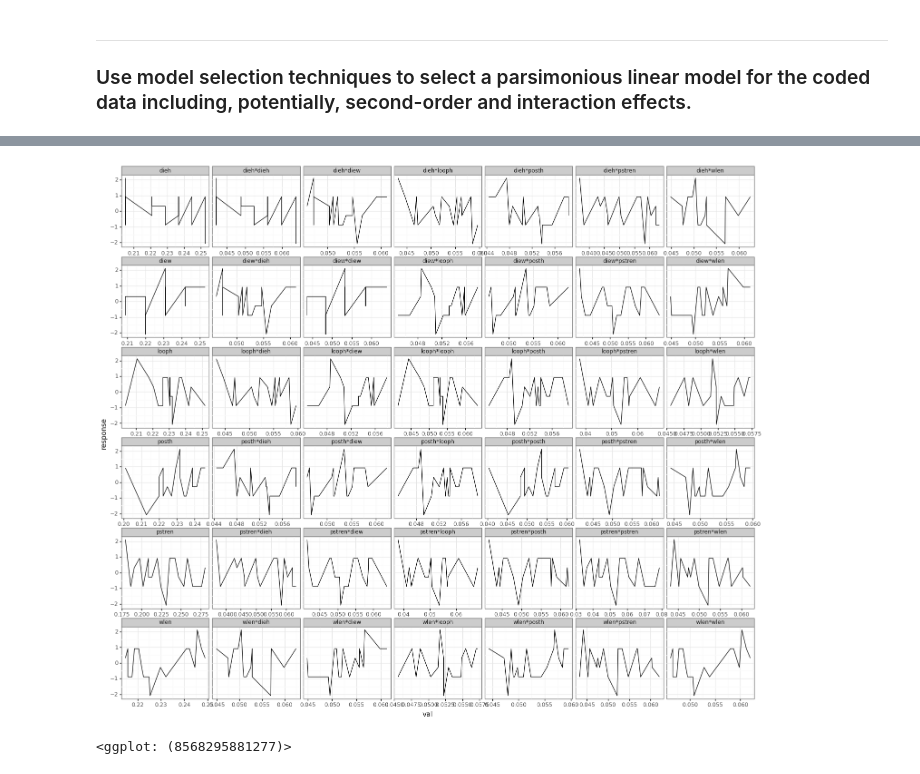
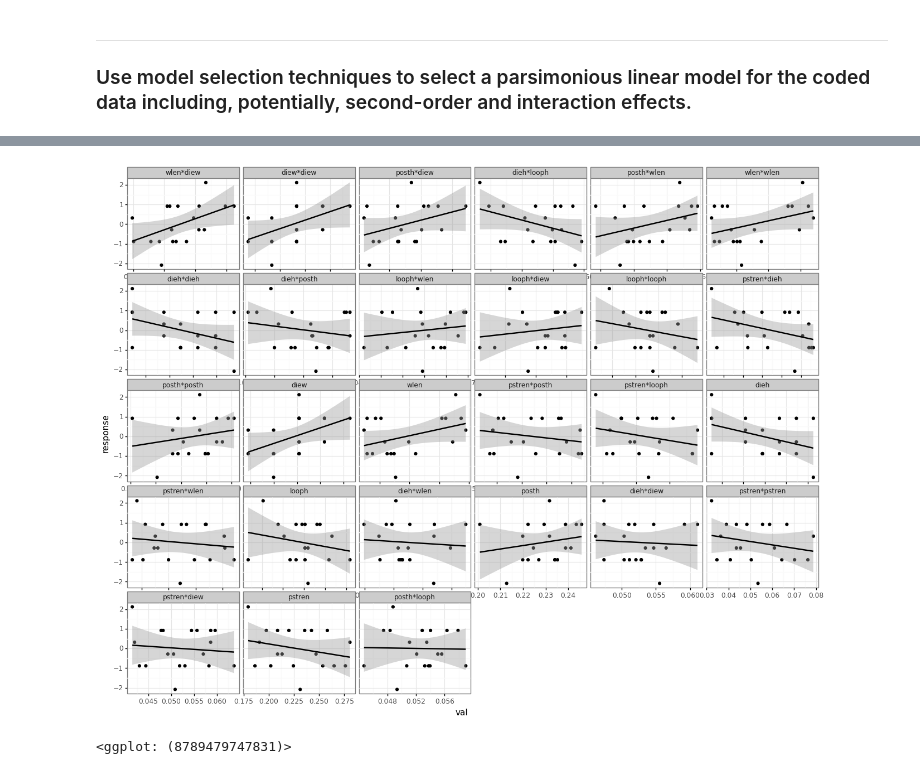
Before and after one commit to allswellthatsmaxwell/surrogates, a Jupyter notebook: 00_ch1.ipynb, the cells around one changed output, grey strips where cells are left out. Cells and saved outputs as stored; diff of their text form; code cells hidden in the pictures.

Commit message:
added slopes

```diff
--- a/00_ch1.ipynb
+++ b/00_ch1.ipynb
@@ -138,0 +196,3 @@ quadratics_long
+# %%
+grids_df = dm.make_grids()
+grids_df.head()
@@ -138,0 +210,3 @@ quadratics_long
+# %%
+slopes_df = dm.get_linear_slopes(grids_df)
+slopes_df.head()
@@ -139,11 +220,15 @@ quadratics_long
+# %%
+plot_vars = quadratics_wide.columns
+plot_df = quadratics_long[quadratics_long['var'].apply(lambda s: s in plot_vars)]
+plot_df['var'] = pd.Categorical(plot_df['var'], categories=slopes_df['var'])
 # %%
-plot_vars = quadratics_wide.columns #['pstren', 'dieh', 'pstren*dieh']
-plot_df = quadratics_long[quadratics_long['var'].apply(lambda s: s in plot_vars)]
+
 (pn.ggplot(plot_df, pn.aes(x='val', y='response')) +
- pn.geom_line() +
+ pn.geom_point() +
+ pn.geom_smooth(method='lm') +
  pn.facet_wrap("var", scales='free_x') +
  pn.theme_bw() +
- pn.theme(subplots_adjust={'hspace': 0.25}, figure_size=(18, 15)))
+ pn.theme(figure_size=(16, 12)))
 # %% [output]
-[figure, old version]
+[figure, new version]
-<ggplot: (8568295881277)>
+<ggplot: (8789479747831)>
```
Also changed, not shown: parts of 8 cells of this notebook.
